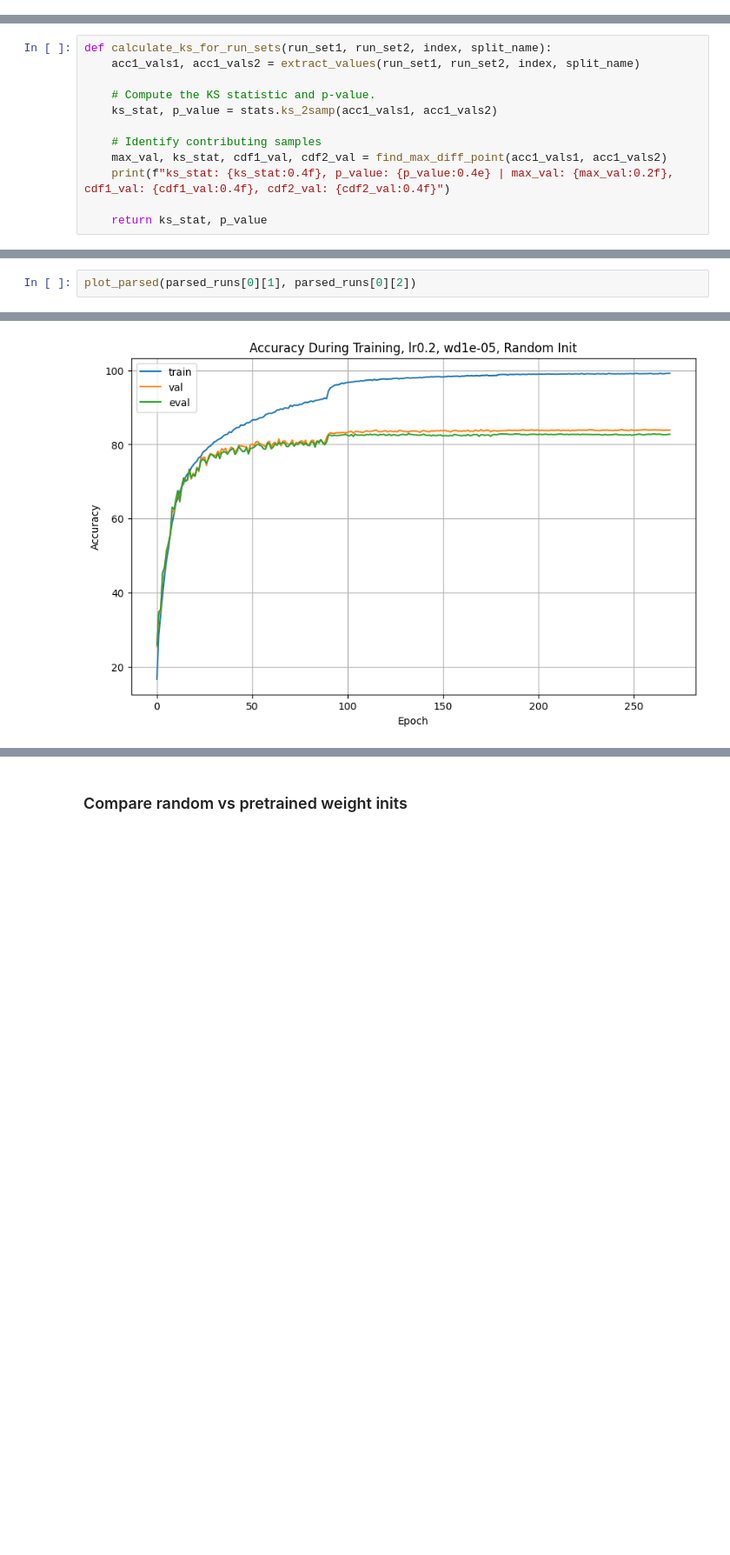
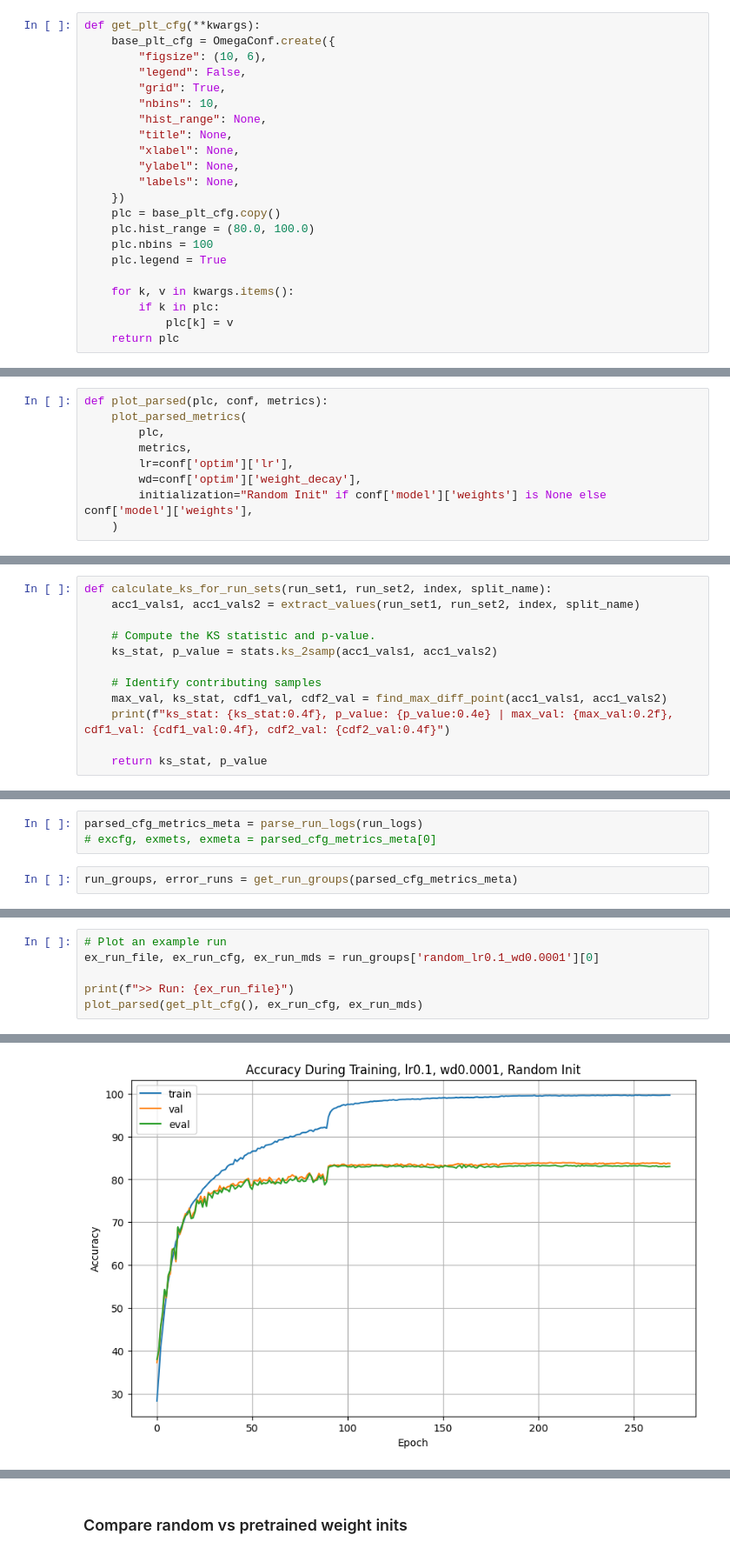
Before and after one commit to drothermel/dr_gen, a Jupyter notebook: notebooks/calc_metrics.ipynb, the cells around one changed output, grey strips where cells are left out. Shown at 87% size. Drawn from its saved outputs; the diff is of its cells as text; blank space fills up the shorter version.

```diff
--- a/notebooks/calc_metrics.ipynb
+++ b/notebooks/calc_metrics.ipynb
@@ -99,0 +191,22 @@ def filter_parsed_runs(prs, lr=None, wd=None, init=None):
+# %%
+def get_plt_cfg(**kwargs):
+    base_plt_cfg = OmegaConf.create({
+        "figsize": (10, 6),
+        "legend": False,
+        "grid": True,
+        "nbins": 10,
+        "hist_range": None,
+        "title": None,
+        "xlabel": None,
+        "ylabel": None,
+        "labels": None,
+    })
+    plc = base_plt_cfg.copy()
+    plc.hist_range = (80.0, 100.0)
+    plc.nbins = 100
+    plc.legend = True
+
+    for k, v in kwargs.items():
+        if k in plc:
+            plc[k] = v
+    return plc
@@ -100 +244,10 @@ def filter_parsed_runs(prs, lr=None, wd=None, init=None):
+# %%
+def plot_parsed(plc, conf, metrics):
+    plot_parsed_metrics(
+        plc,
+        metrics,
+        lr=conf['optim']['lr'],
+        wd=conf['optim']['weight_decay'],
+        initialization="Random Init" if conf['model']['weights'] is None else conf['model']['weights'],
+    )
 # %%
@@ -345,0 +471,5 @@ parsed_runs = parse_run_logs(run_logs)
+# %%
+parsed_cfg_metrics_meta = parse_run_logs(run_logs)
+# excfg, exmets, exmeta = parsed_cfg_metrics_meta[0]
+# %%
+run_groups, error_runs = get_run_groups(parsed_cfg_metrics_meta)
@@ -346,3 +502,7 @@ parsed_runs = parse_run_logs(run_logs)
 # %%
-plot_parsed(parsed_runs[0][1], parsed_runs[0][2])
+# Plot an example run
+ex_run_file, ex_run_cfg, ex_run_mds = run_groups['random_lr0.1_wd0.0001'][0]
+
+print(f">> Run: {ex_run_file}")
+plot_parsed(get_plt_cfg(), ex_run_cfg, ex_run_mds)
 # %% [output]
@@ -349 +510 @@ plot_parsed(parsed_runs[0][1], parsed_runs[0][2])
-[figure, old version]
+[figure, new version]
```
Also changed, not shown: parts of 43 cells of this notebook.
